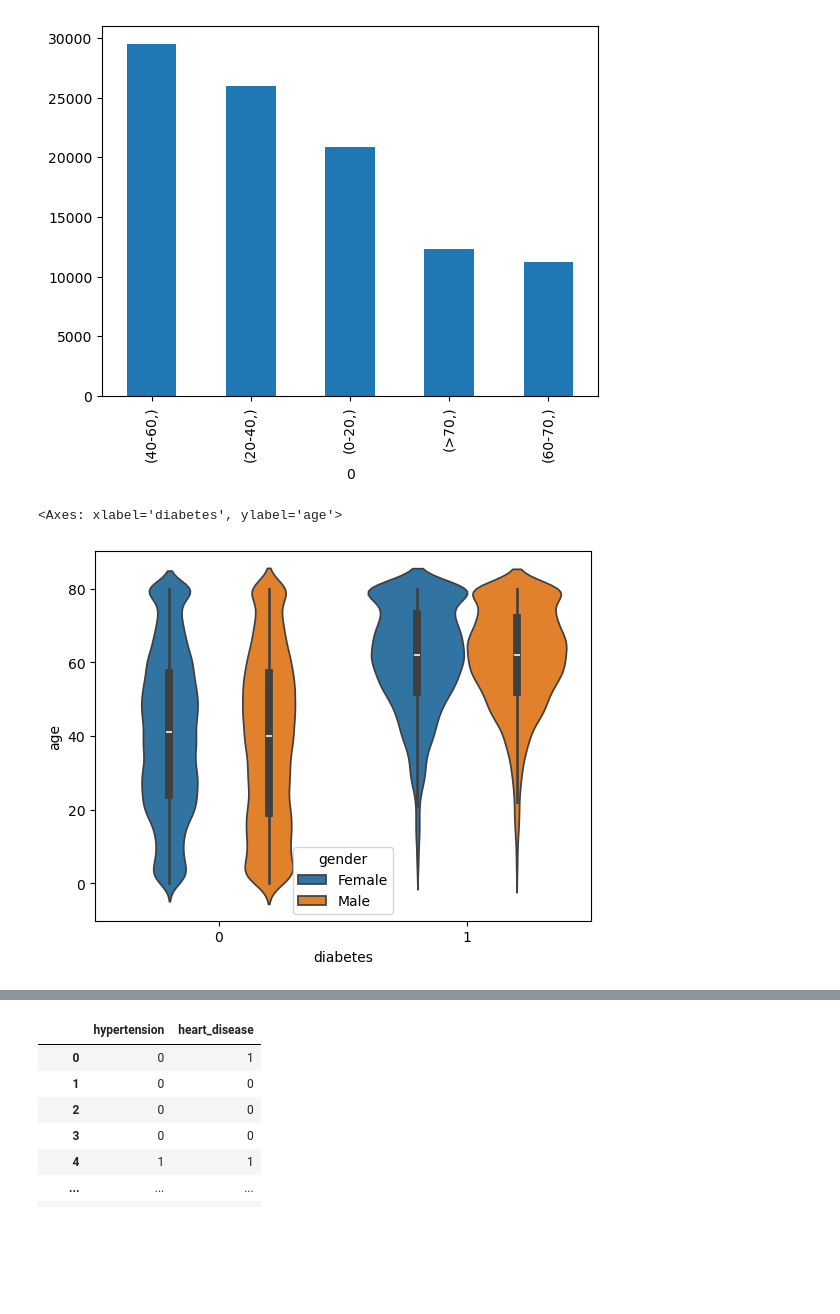
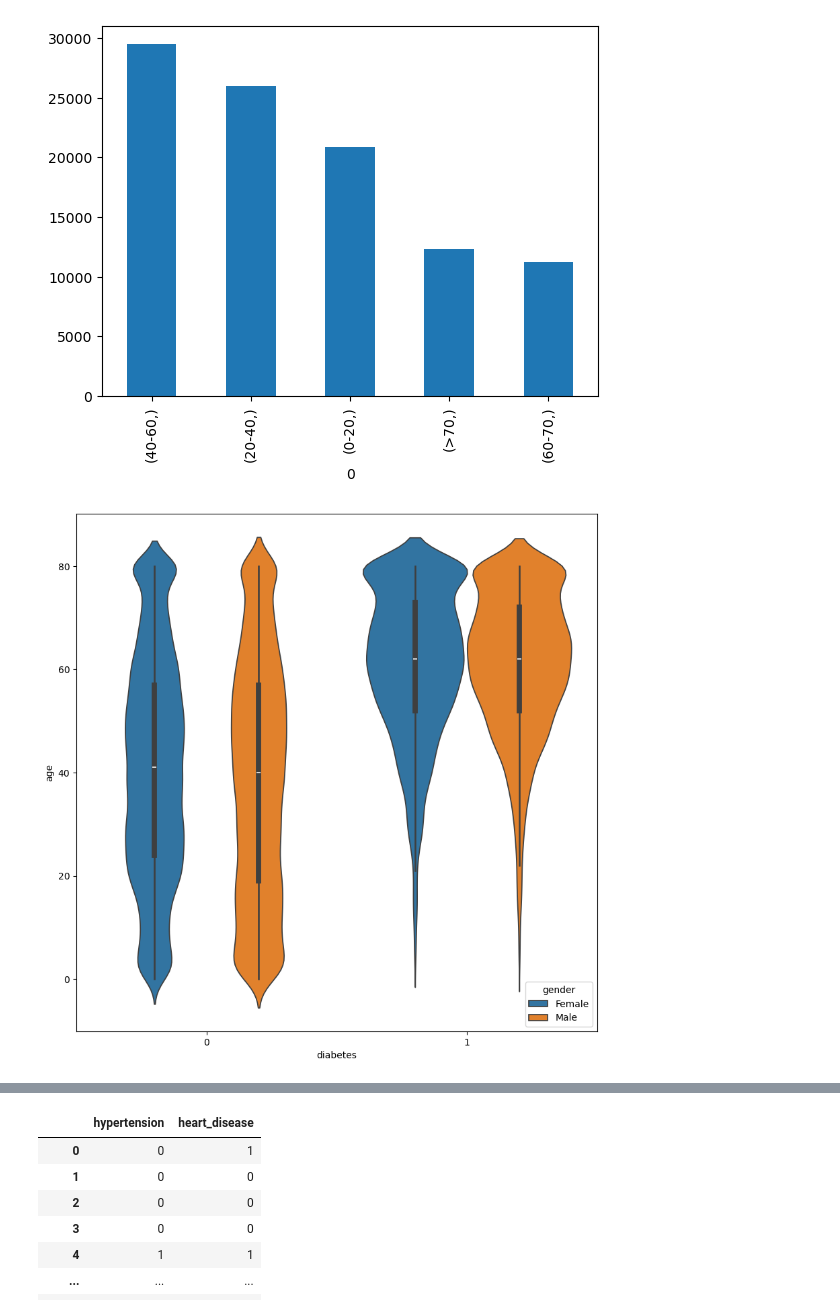
Before and after one commit to NewCodeCrafters/DiabetesClassifier, a Jupyter notebook: diabetes.ipynb, the cells around one changed output, grey strips where cells are left out. Saved outputs shown, nothing was run; the diff lists cells and outputs as text; code cells hidden in the pictures; blank space fills up the shorter version.

```diff
--- a/diabetes.ipynb
+++ b/diabetes.ipynb
@@ -110,10 +115,11 @@ pd.DataFrame(age_distribution).value_counts().plot(kind='bar')
 <Axes: xlabel='0'>
 [figure]
 # %%
+plt.figure(figsize = (10, 10))
 sns.violinplot(df, x='diabetes', y='age', hue='gender')
+plt.show()
 # %% [output]
-<Axes: xlabel='diabetes', ylabel='age'>
-[figure, old version]
+[figure, new version]
 # %%
 df.sample(3)
 # %% [output]
```
Also changed, not shown: parts of 17 cells of this notebook, 1 other file.
